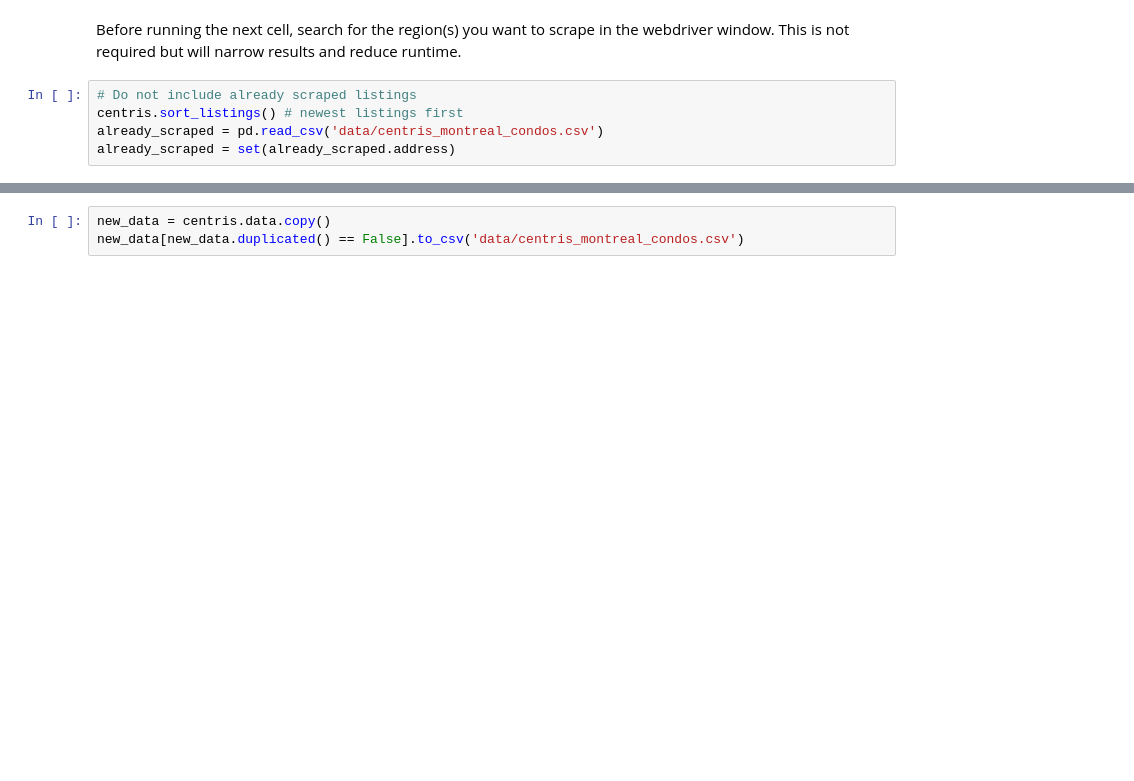
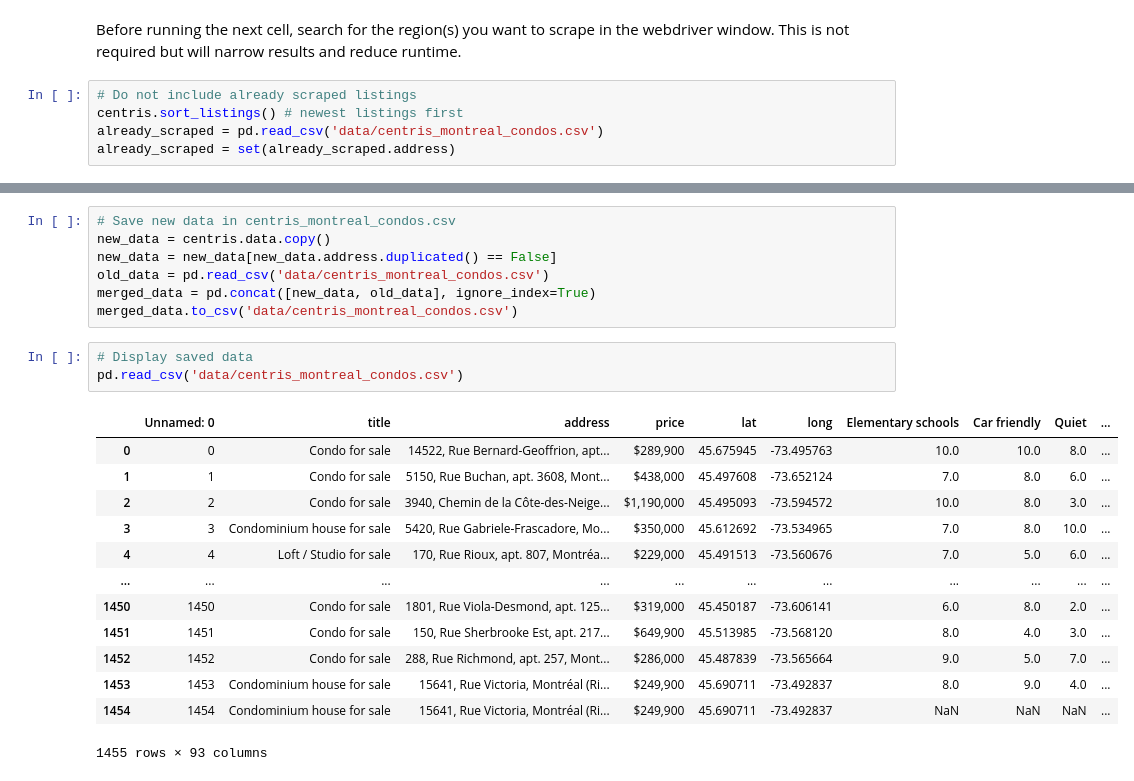
Before and after one commit to Jahnic/Portfolio, a Jupyter notebook: RealEstate/scrape.ipynb, the cells around one changed output, grey strips where cells are left out. Saved outputs shown, nothing was run; the diff lists cells and outputs as text; blank space fills up the shorter version.

Commit message:
feat: add functionality to merge old with new data

```diff
--- a/RealEstate/scrape.ipynb
+++ b/RealEstate/scrape.ipynb
@@ -762,4 +761,25 @@ from unknown error: web view not found
   (Session info: chrome=87.0.4280.88)
 # %%
+# Save new data in centris_montreal_condos.csv
 new_data = centris.data.copy()
-new_data[new_data.duplicated() == False].to_csv('data/centris_montreal_condos.csv')
+new_data = new_data[new_data.address.duplicated() == False]
+old_data = pd.read_csv('data/centris_montreal_condos.csv')
+merged_data = pd.concat([new_data, old_data], ignore_index=True)
+merged_data.to_csv('data/centris_montreal_condos.csv')
+# %%
+# Display saved data
+pd.read_csv('data/centris_montreal_condos.csv')
+# %% [output]
+|  | Unnamed: 0 | title | address | price | lat | long | Elementary schools | Car friendly | Quiet | ... |
+| 0 | 0 | Condo for sale | 14522, Rue Bernard-Geoffrion, apt... | $289,900 | 45.675945 | -73.495763 | 10.0 | 10.0 | 8.0 | ... |
+| 1 | 1 | Condo for sale | 5150, Rue Buchan, apt. 3608, Mont... | $438,000 | 45.497608 | -73.652124 | 7.0 | 8.0 | 6.0 | ... |
+| 2 | 2 | Condo for sale | 3940, Chemin de la Côte-des-Neige... | $1,190,000 | 45.495093 | -73.594572 | 10.0 | 8.0 | 3.0 | ... |
+| 3 | 3 | Condominium house for sale | 5420, Rue Gabriele-Frascadore, Mo... | $350,000 | 45.612692 | -73.534965 | 7.0 | 8.0 | 10.0 | ... |
+| 4 | 4 | Loft / Studio for sale | 170, Rue Rioux, apt. 807, Montréa... | $229,000 | 45.491513 | -73.560676 | 7.0 | 5.0 | 6.0 | ... |
+| ... | ... | ... | ... | ... | ... | ... | ... | ... | ... | ... |
+| 1450 | 1450 | Condo for sale | 1801, Rue Viola-Desmond, apt. 125... | $319,000 | 45.450187 | -73.606141 | 6.0 | 8.0 | 2.0 | ... |
+| 1451 | 1451 | Condo for sale | 150, Rue Sherbrooke Est, apt. 217... | $649,900 | 45.513985 | -73.568120 | 8.0 | 4.0 | 3.0 | ... |
+| 1452 | 1452 | Condo for sale | 288, Rue Richmond, apt. 257, Mont... | $286,000 | 45.487839 | -73.565664 | 9.0 | 5.0 | 7.0 | ... |
+| 1453 | 1453 | Condominium house for sale | 15641, Rue Victoria, Montréal (Ri... | $249,900 | 45.690711 | -73.492837 | 8.0 | 9.0 | 4.0 | ... |
+| 1454 | 1454 | Condominium house for sale | 15641, Rue Victoria, Montréal (Ri... | $249,900 | 45.690711 | -73.492837 | NaN | NaN | NaN | ... |
+1455 rows × 93 columns
```
Also changed, not shown: parts of 2 cells of this notebook.
